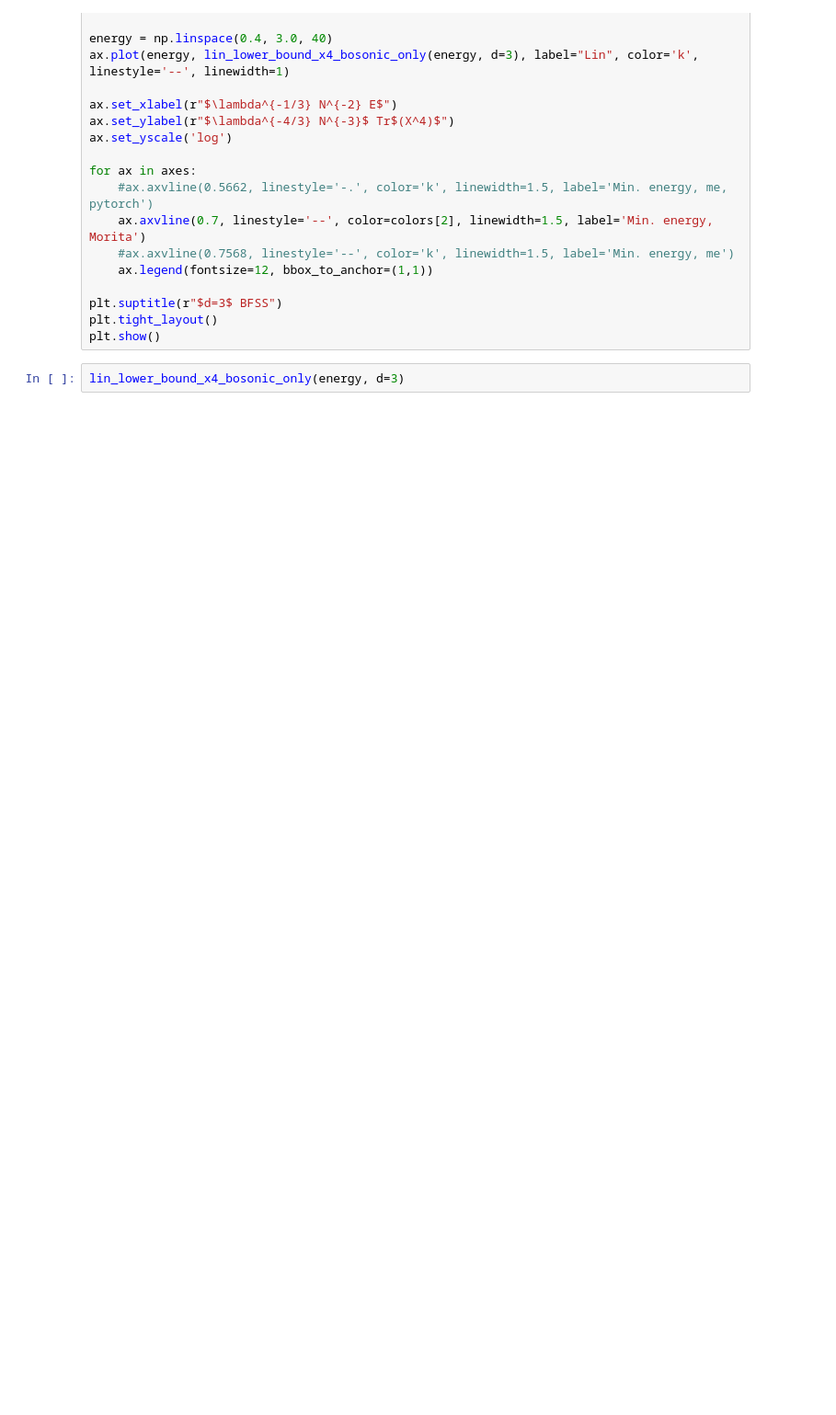
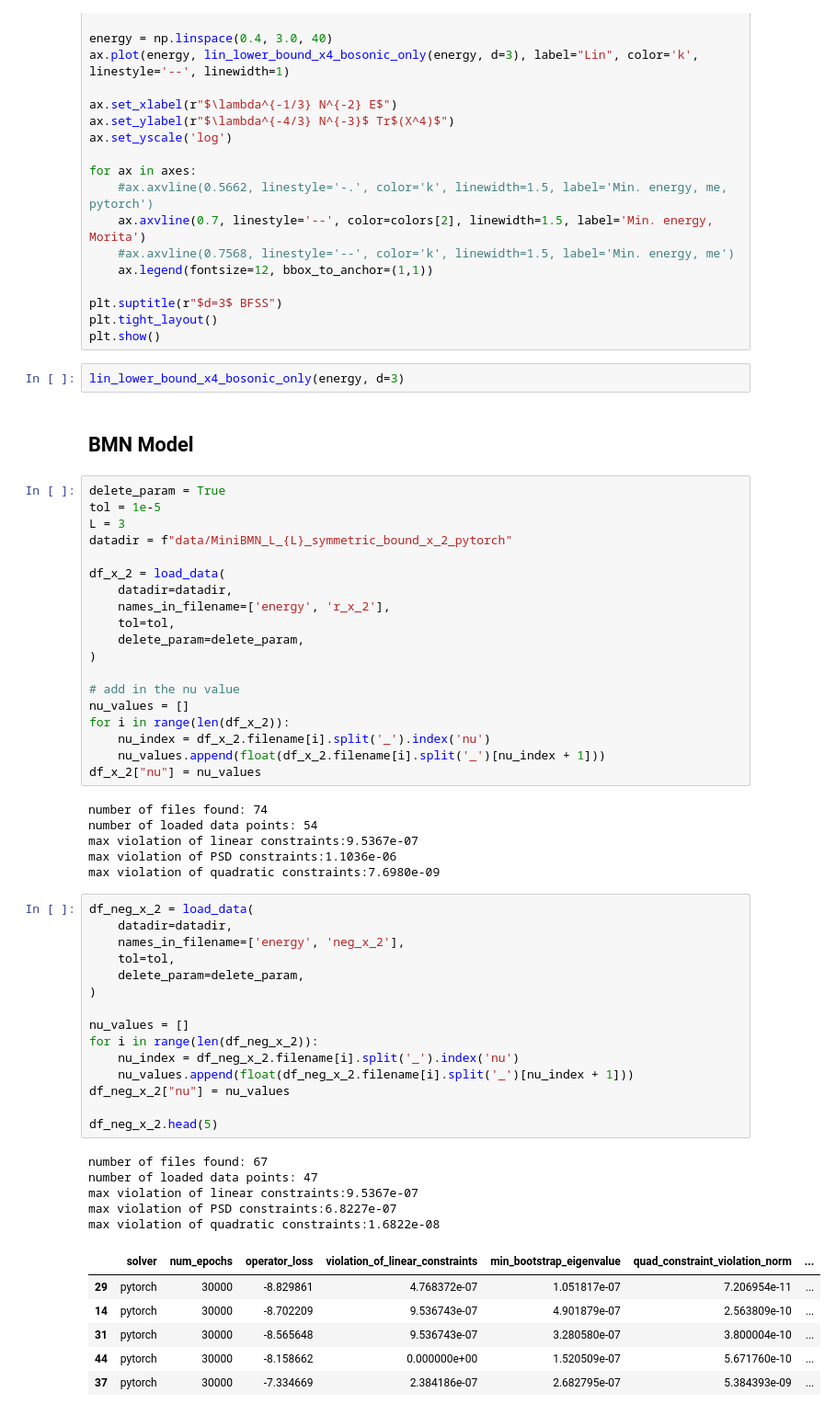
Before and after one commit to gshartnett/bmnsim, a Jupyter notebook: Plotting Notebook.ipynb, the cells around one changed output. Shown at 92% size. Drawn from its saved outputs; the diff is of its cells as text; blank space fills up the shorter version.

```diff
--- a/Plotting Notebook.ipynb
+++ b/Plotting Notebook.ipynb
@@ -671,3 +613,57 @@ plt.tight_layout()
 plt.show()
 # %%
 lin_lower_bound_x4_bosonic_only(energy, d=3)
+# %% [markdown]
+## BMN Model
+# %%
+delete_param = True
+tol = 1e-5
+L = 3
+datadir = f"data/MiniBMN_L_{L}_symmetric_bound_x_2_pytorch"
+
+df_x_2 = load_data(
+    datadir=datadir,
+    names_in_filename=['energy', 'r_x_2'],
+    tol=tol,
+    delete_param=delete_param,
+)
+
+# add in the nu value
+nu_values = []
+for i in range(len(df_x_2)):
+    nu_index = df_x_2.filename[i].split('_').index('nu')
+    nu_values.append(float(df_x_2.filename[i].split('_')[nu_index + 1]))
+df_x_2["nu"] = nu_values
+# %% [output]
+number of files found: 74
+number of loaded data points: 54
+max violation of linear constraints:9.5367e-07
+max violation of PSD constraints:1.1036e-06
+max violation of quadratic constraints:7.6980e-09
+# %%
+df_neg_x_2 = load_data(
+    datadir=datadir,
+    names_in_filename=['energy', 'neg_x_2'],
+    tol=tol,
+    delete_param=delete_param,
+)
+
+nu_values = []
+for i in range(len(df_neg_x_2)):
+    nu_index = df_neg_x_2.filename[i].split('_').index('nu')
+    nu_values.append(float(df_neg_x_2.filename[i].split('_')[nu_index + 1]))
+df_neg_x_2["nu"] = nu_values
+
+df_neg_x_2.head(5)
+# %% [output]
+number of files found: 67
+number of loaded data points: 47
+max violation of linear constraints:9.5367e-07
+max violation of PSD constraints:6.8227e-07
+max violation of quadratic constraints:1.6822e-08
+|  | solver | num_epochs | operator_loss | violation_of_linear_constraints | min_bootstrap_eigenvalue | quad_constraint_violation_norm | ... |
+| 29 | pytorch | 30000 | -8.829861 | 4.768372e-07 | 1.051817e-07 | 7.206954e-11 | ... |
+| 14 | pytorch | 30000 | -8.702209 | 9.536743e-07 | 4.901879e-07 | 2.563809e-10 | ... |
+| 31 | pytorch | 30000 | -8.565648 | 9.536743e-07 | 3.280580e-07 | 3.800004e-10 | ... |
+| 44 | pytorch | 30000 | -8.158662 | 0.000000e+00 | 1.520509e-07 | 5.671760e-10 | ... |
+| 37 | pytorch | 30000 | -7.334669 | 2.384186e-07 | 2.682795e-07 | 5.384393e-09 | ... |
```
Also changed, not shown: parts of 11 cells of this notebook, 9 other files.
